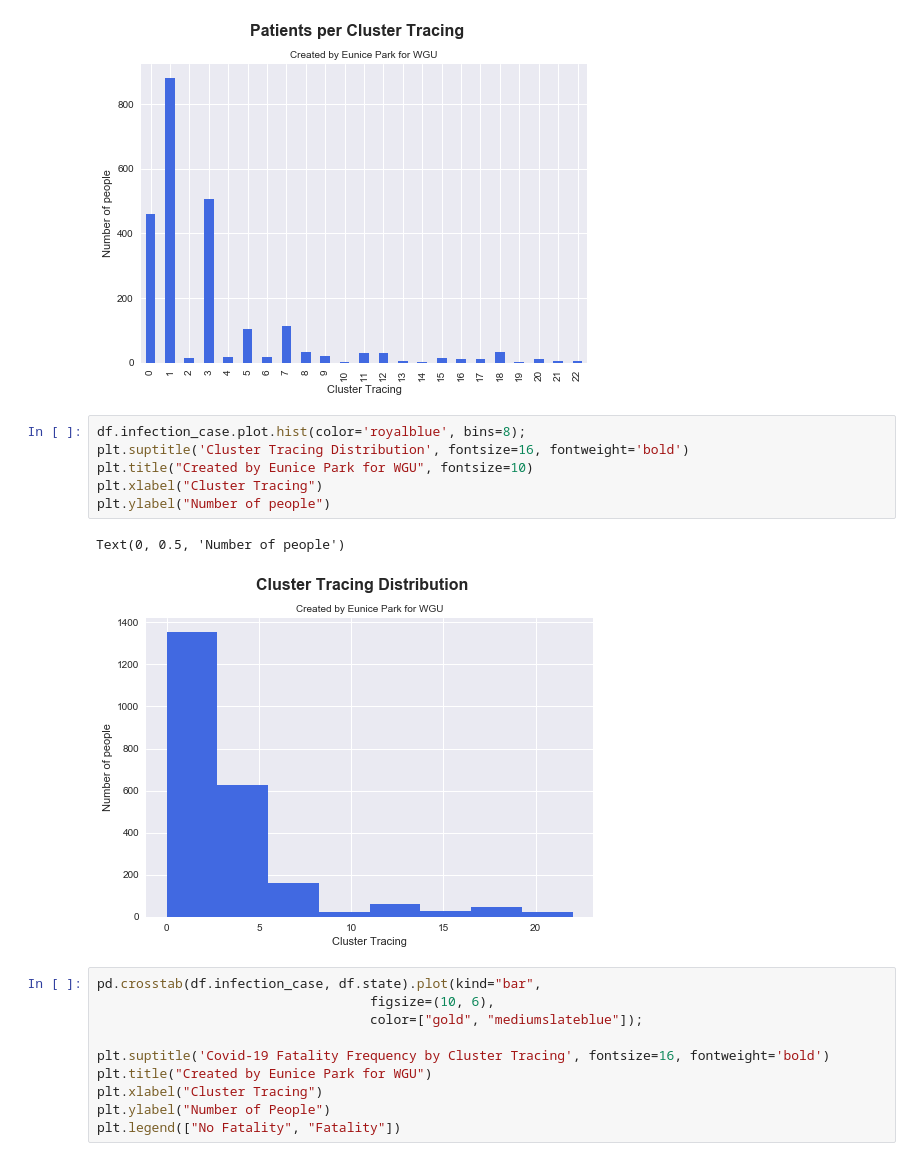
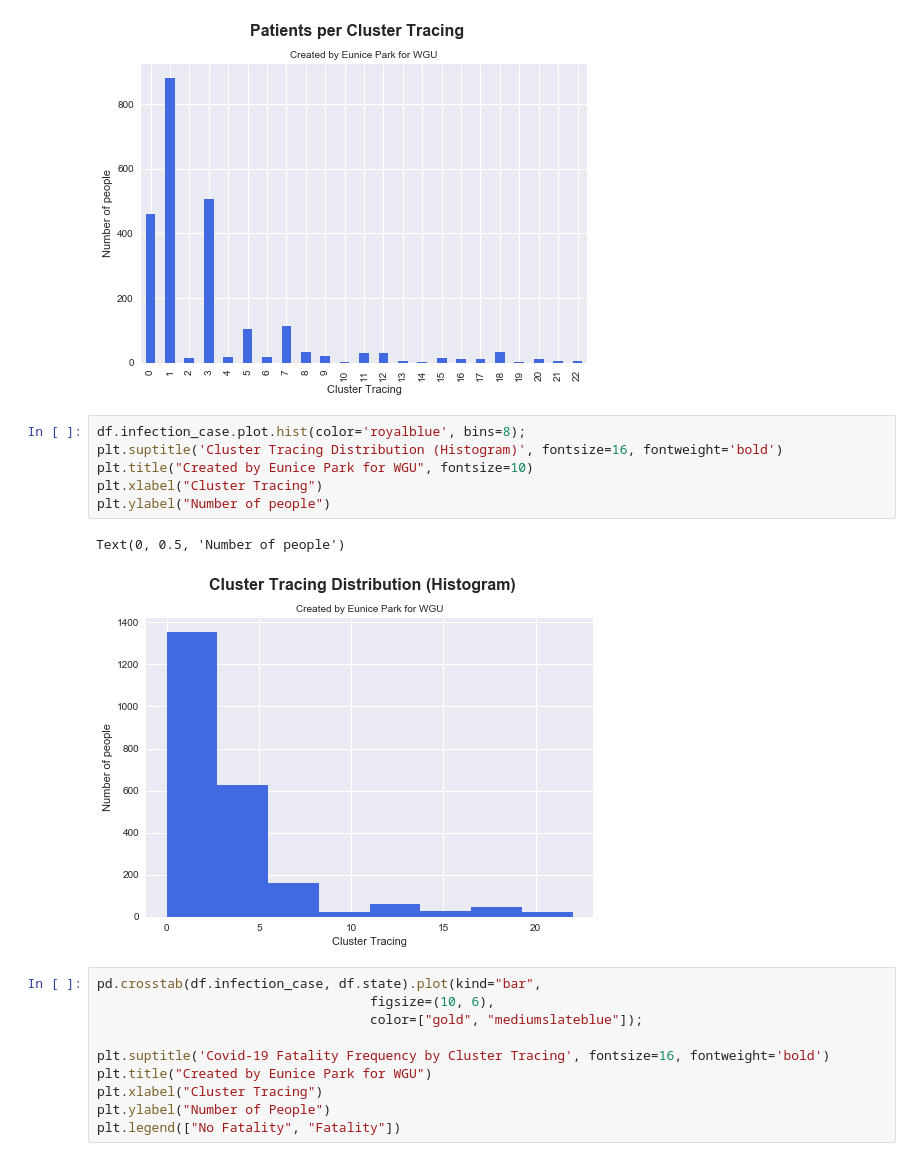
Before and after one commit to eunicode/ml-ds-covid, a Jupyter notebook: covid-19-fatality-prediction.ipynb, the cells around one changed output. Drawn from its saved outputs; the diff is of its cells as text.

```diff
--- a/covid-19-fatality-prediction.ipynb
+++ b/covid-19-fatality-prediction.ipynb
@@ -789,13 +795,13 @@ Text(0, 0.5, 'Number of people')
 [figure]
 # %%
 df.infection_case.plot.hist(color='royalblue', bins=8);
-plt.suptitle('Cluster Tracing Distribution', fontsize=16, fontweight='bold')
+plt.suptitle('Cluster Tracing Distribution (Histogram)', fontsize=16, fontweight='bold')
 plt.title("Created by Eunice Park for WGU", fontsize=10)
 plt.xlabel("Cluster Tracing")
 plt.ylabel("Number of people")
 # %% [output]
 Text(0, 0.5, 'Number of people')
-[figure, old version]
+[figure, new version]
 # %%
 pd.crosstab(df.infection_case, df.state).plot(kind="bar",
                                    figsize=(10, 6),
```
Also changed, not shown: parts of 39 cells of this notebook, 1 other file.
